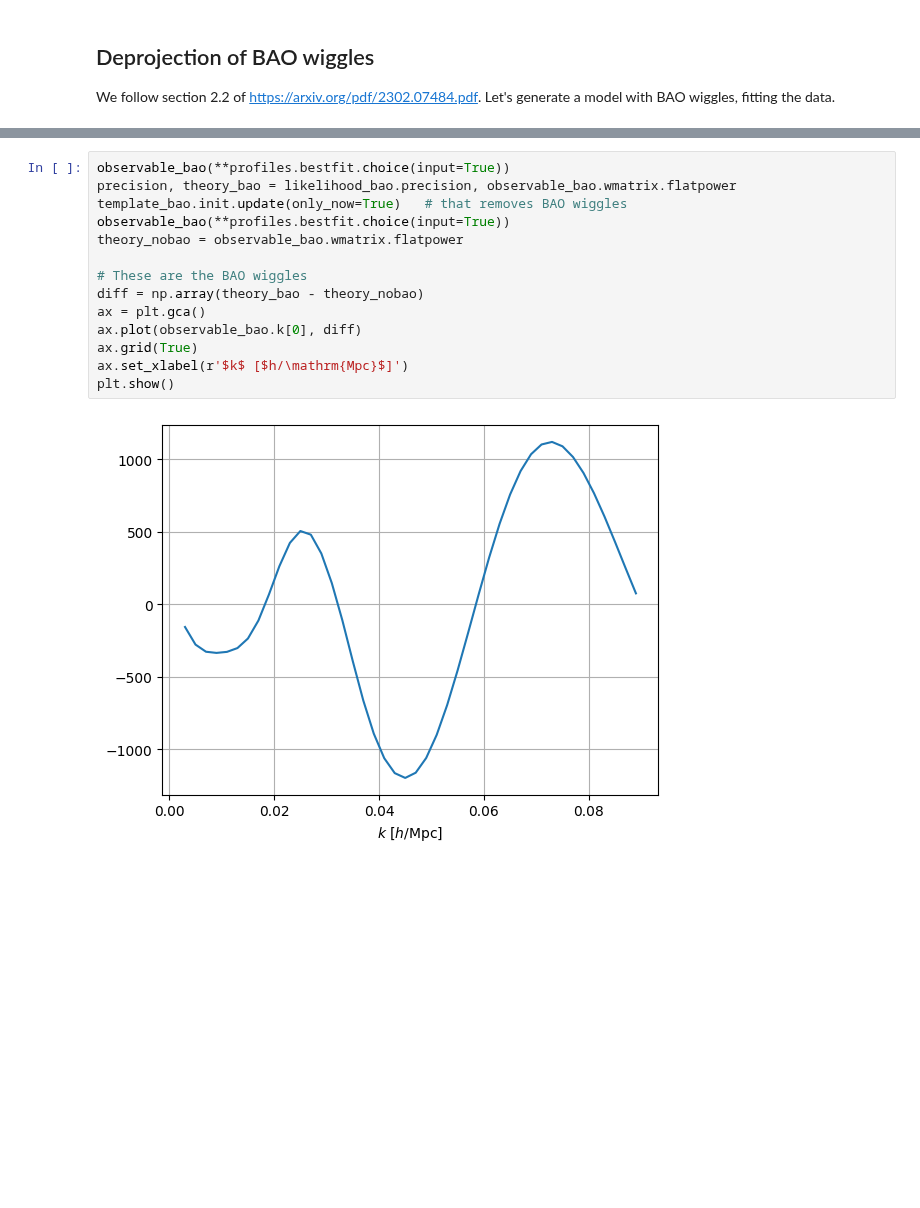
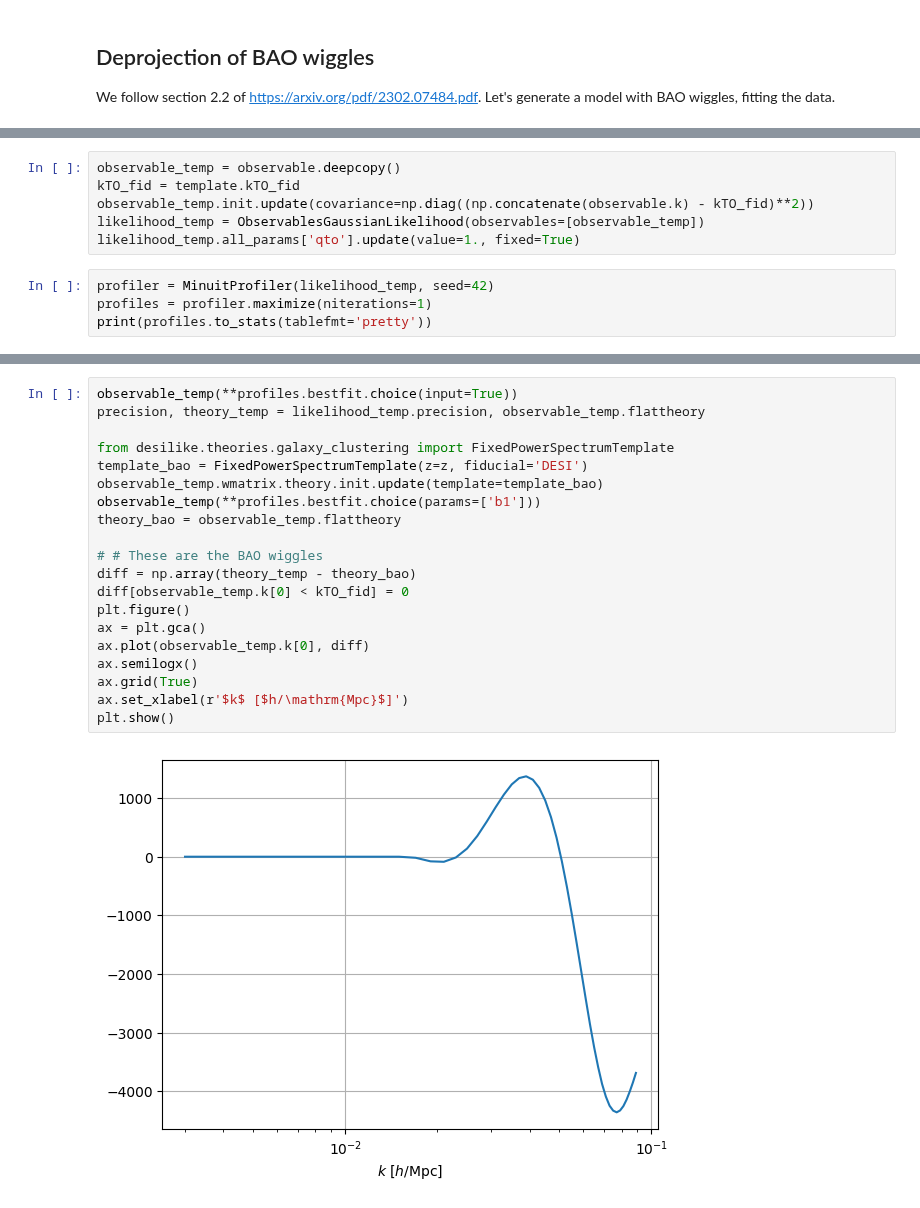
Before and after one commit to cosmodesi/desilike, a Jupyter notebook: nb/turnover_examples.ipynb, the cells around one changed output, grey strips where cells are left out. Drawn from its saved outputs; the diff is of its cells as text; blank space fills up the shorter version.

Commit message:
Modified mode subtraction template generation

```diff
--- a/nb/turnover_examples.ipynb
+++ b/nb/turnover_examples.ipynb
@@ -184,0 +167,10 @@ print(profiles.to_stats(tablefmt='pretty'))
+# %%
+observable_temp = observable.deepcopy()
+kTO_fid = template.kTO_fid
+observable_temp.init.update(covariance=np.diag((np.concatenate(observable.k) - kTO_fid)**2))
+likelihood_temp = ObservablesGaussianLikelihood(observables=[observable_temp])
+likelihood_temp.all_params['qto'].update(value=1., fixed=True)
+# %%
+profiler = MinuitProfiler(likelihood_temp, seed=42)
+profiles = profiler.maximize(niterations=1)
+print(profiles.to_stats(tablefmt='pretty'))
@@ -185,19 +191,25 @@ print(profiles.to_stats(tablefmt='pretty'))
 # %%
-observable_bao(**profiles.bestfit.choice(input=True))
-precision, theory_bao = likelihood_bao.precision, observable_bao.wmatrix.flatpower
-template_bao.init.update(only_now=True)   # that removes BAO wiggles
-observable_bao(**profiles.bestfit.choice(input=True))
-theory_nobao = observable_bao.wmatrix.flatpower
+observable_temp(**profiles.bestfit.choice(input=True))
+precision, theory_temp = likelihood_temp.precision, observable_temp.flattheory
 
-# These are the BAO wiggles
-diff = np.array(theory_bao - theory_nobao)
+from desilike.theories.galaxy_clustering import FixedPowerSpectrumTemplate
+template_bao = FixedPowerSpectrumTemplate(z=z, fiducial='DESI')
+observable_temp.wmatrix.theory.init.update(template=template_bao)
+observable_temp(**profiles.bestfit.choice(params=['b1']))
+theory_bao = observable_temp.flattheory
+
+# # These are the BAO wiggles
+diff = np.array(theory_temp - theory_bao)
+diff[observable_temp.k[0] < kTO_fid] = 0
+plt.figure()
 ax = plt.gca()
-ax.plot(observable_bao.k[0], diff)
+ax.plot(observable_temp.k[0], diff)
+ax.semilogx()
 ax.grid(True)
 ax.set_xlabel(r'$k$ [$h/\mathrm{Mpc}$]')
 plt.show()
 # %% [output]
-[figure, old version]
+[figure, new version]
 # %%
 def deprojection(precision, template):
     # template has shape (number of parameters, flatdata size)
```
Also changed, not shown: parts of 14 cells of this notebook.
